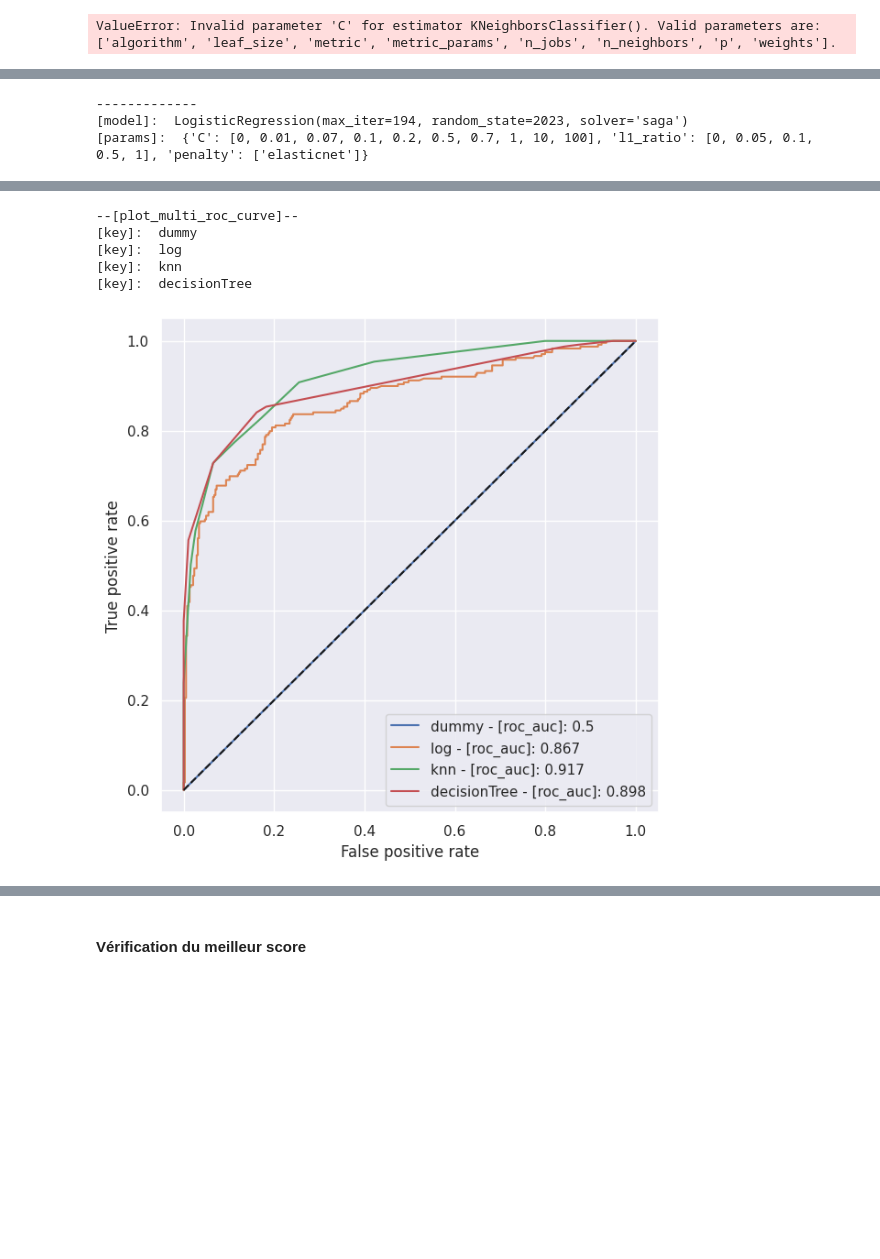
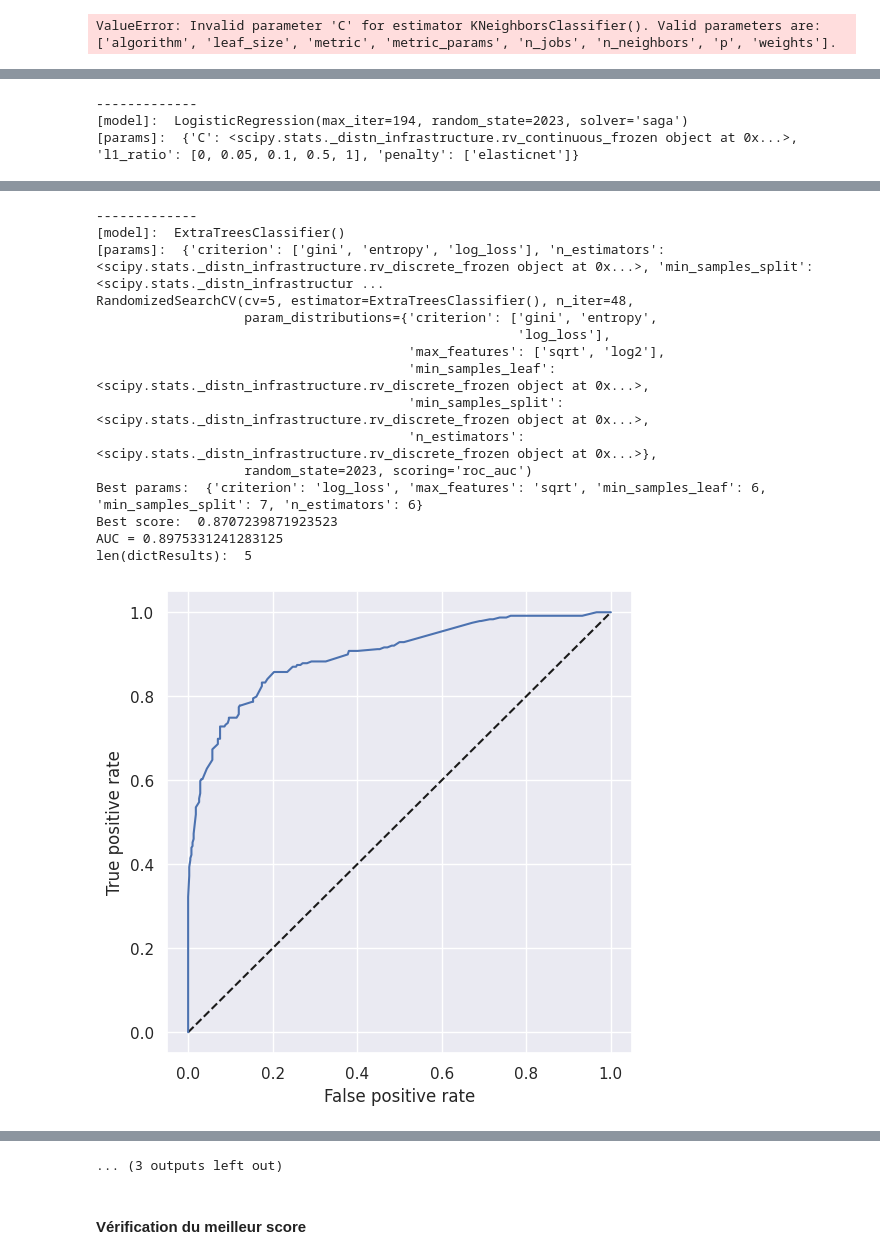
Before and after one commit to rennyatwork/CegepSteFoy_IA, a Jupyter notebook: 05_MachineLearning/420-A52-SF-gr-10084-main/nbs/16-optimisation-hyperparametres/16-optimisation-hyperparametres.ipynb, the cells around one changed output, grey strips where cells are left out. Drawn from its saved outputs; the diff is of its cells as text; code cells hidden in the pictures; blank space fills up the shorter version.

```diff
--- a/05_MachineLearning/420-A52-SF-gr-10084-main/nbs/16-optimisation-hyperparametres/16-optimisation-hyperparametres.ipynb
+++ b/05_MachineLearning/420-A52-SF-gr-10084-main/nbs/16-optimisation-hyperparametres/16-optimisation-hyperparametres.ipynb
@@ -224,8 +230,5 @@ def plot_multi_roc_curve(pDictResults):
 # %%
-from sklearn.dummy import DummyClassifier, DummyRegressor
-from sklearn.model_selection import RandomizedSearchCV
-from sklearn.neighbors import KNeighborsClassifier
-from sklearn.tree import DecisionTreeClassifier
+
 
 ## baseline - dummy
 dummy_c = DummyClassifier()
@@ -242,12 +245,19 @@ model_knn = KNeighborsClassifier()
 ## decision tree
 model_decision_tree = DecisionTreeClassifier()
 
+## extra tree
+model_extra_tree = ExtraTreesClassifier()
+
+## random forest
+model_random_forest = RandomForestClassifier()
 
 ##
 params_dummy = {'strategy' : ['most_frequent', 'prior']}
 
 ##
-params_log = {'C' :[0, 0.01, 0.07, 0.1, 0.2 ,0.5, 0.7 , 1, 10, 100]
+params_log = {
+  #'C' :[0, 0.01, 0.07, 0.1, 0.2 ,0.5, 0.7 , 1, 10, 100]
+  'C' :loguniform(1e-5, 1e3)
 , 'l1_ratio': [0, 0.05, 0.1, 0.5, 1]
 #, 'penalty': ['l1', 'l2', 'elasticnet', 'none']
 #, 'penalty': ['l1', 'l2', 'elasticnet']
@@ -260,18 +270,31 @@ params_knn = {'n_neighbors': [2,3,5,10,20], 'leaf_size':[10, 20, 30], 'p':[1,2,3
 , 'weights' : ['uniform', 'distance']
   }
 
-
-distributions = dict(
- criterion = ['gini', 'entropy']
-  , ccp_alpha = [loguniform(1e-3, 1e3)]
-  , max_depth = randint(2, 128)
-
-)
-
+## decision tree
 params_decision_tree = {
   'criterion': ['gini', 'entropy']
   , 'ccp_alpha': loguniform(1e-3, 1e3)
   , 'max_depth': randint(2, 128)
+
+}
+
+## extra_tree
+params_extra_tree = {
+  'criterion' : ['gini', 'entropy', 'log_loss']
+  , 'n_estimators': randint(1, 10^3)
+  , 'min_samples_split' : randint(2, 10^5)
+  , 'min_samples_leaf' : randint(1, 10^5)
+  , 'max_features': ['sqrt', 'log2']
+
+}
+
+## random forest
+params_random_forest = {
+  'criterion' : ['gini', 'entropy', 'log_loss']
+  , 'n_estimators': randint(1, 10^3)
+  , 'min_samples_split' : randint(2, 10^5)
+  , 'min_samples_leaf' : randint(1, 10^5)
+  , 'max_features': ['sqrt', 'log2']
 
 }
 
@@ -283,6 +306,8 @@ dictModels.update({'dummy':{'model': dummy_c, 'params': params_dummy}})
 dictModels.update({'log':{'model':log_r, 'params':params_log}})
 dictModels.update({'knn': {'model':model_knn, 'params': params_knn}})
 dictModels.update({'decisionTree': {'model': model_decision_tree, 'params': params_decision_tree}})
+dictModels.update({'extraTree': {'model': model_extra_tree, 'params': params_extra_tree}})
+dictModels.update({'randomForest': {'model': model_random_forest, 'params': params_random_forest}})
 
 lstKeysInnerDict=['model', 'params']
 
@@ -301,8 +326,10 @@ for key in dictModels.keys():
     params = innerDict.get('params')
     print('[model]: ', model)
     print('[params]: ', params)
-    hyper_p_search = RandomizedSearchCV(model, params, cv=5, scoring='roc_auc')
-    hyper_p_search.fit(X_train, y_train)
+
+    #### randomized search
+    hyper_p_search = RandomizedSearchCV(model, params, cv=5, scoring='roc_auc', n_iter = 5*10^2, random_state=2023)
+    print(hyper_p_search.fit(X_train, y_train))
     print("Best params: ", hyper_p_search.best_params_)
     print("Best score: ", hyper_p_search.best_score_)
 
@@ -337,4 +367,4 @@ len(dictResults):  1
 [figure]
 -------------
 [model]:  LogisticRegression(max_iter=194, random_state=2023, solver='saga')
-[params]:  {'C': [0, 0.01, 0.07, 0.1, 0.2, 0.5, 0.7, 1, 10, 100], 'l1_ratio': [0, 0.05, 0.1, 0.5, 1], 'penalty': ['elasticnet']}
+[params]:  {'C': <scipy.stats._distn_infrastructure.rv_continuous_frozen object at 0x...>, 'l1_ratio': [0, 0.05, 0.1, 0.5, 1], 'penalty': ['elasticnet']}
@@ -362,6 +413,16 @@ len(dictResults):  4
---[plot_multi_roc_curve]--
-[key]:  dummy
-[key]:  log
-[key]:  knn
-[key]:  decisionTree
+-------------
+[model]:  ExtraTreesClassifier()
+[params]:  {'criterion': ['gini', 'entropy', 'log_loss'], 'n_estimators': <scipy.stats._distn_infrastructure.rv_discrete_frozen object at 0x...>, 'min_samples_split': <scipy.stats._distn_infrastructur ...
+RandomizedSearchCV(cv=5, estimator=ExtraTreesClassifier(), n_iter=48,
+                   param_distributions={'criterion': ['gini', 'entropy',
+                                                      'log_loss'],
+                                        'max_features': ['sqrt', 'log2'],
+                                        'min_samples_leaf': <scipy.stats._distn_infrastructure.rv_discrete_frozen object at 0x...>,
+                                        'min_samples_split': <scipy.stats._distn_infrastructure.rv_discrete_frozen object at 0x...>,
+                                        'n_estimators': <scipy.stats._distn_infrastructure.rv_discrete_frozen object at 0x...>},
+                   random_state=2023, scoring='roc_auc')
+Best params:  {'criterion': 'log_loss', 'max_features': 'sqrt', 'min_samples_leaf': 6, 'min_samples_split': 7, 'n_estimators': 6}
+Best score:  0.8707239871923523
+AUC = 0.8975331241283125
+len(dictResults):  5
-[figure, old version]
+[figure, new version]
@@ -368,3 +444,4 @@ len(dictResults):  4
+... (3 outputs left out)
 # %% [markdown]
 #### Vérification du meilleur score
 # %%
```
Also changed, not shown: parts of 3 cells of this notebook.
